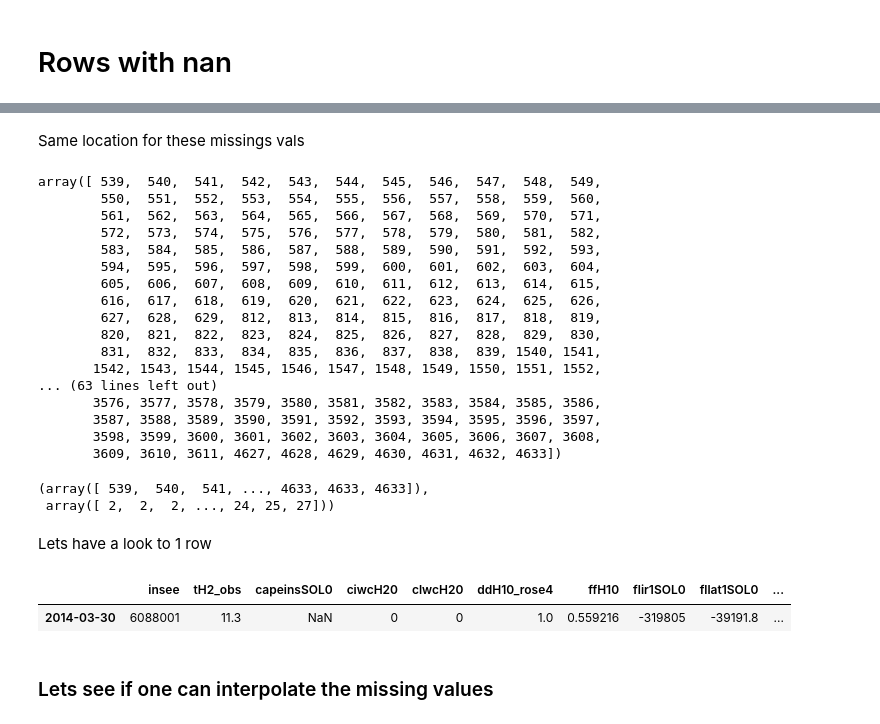
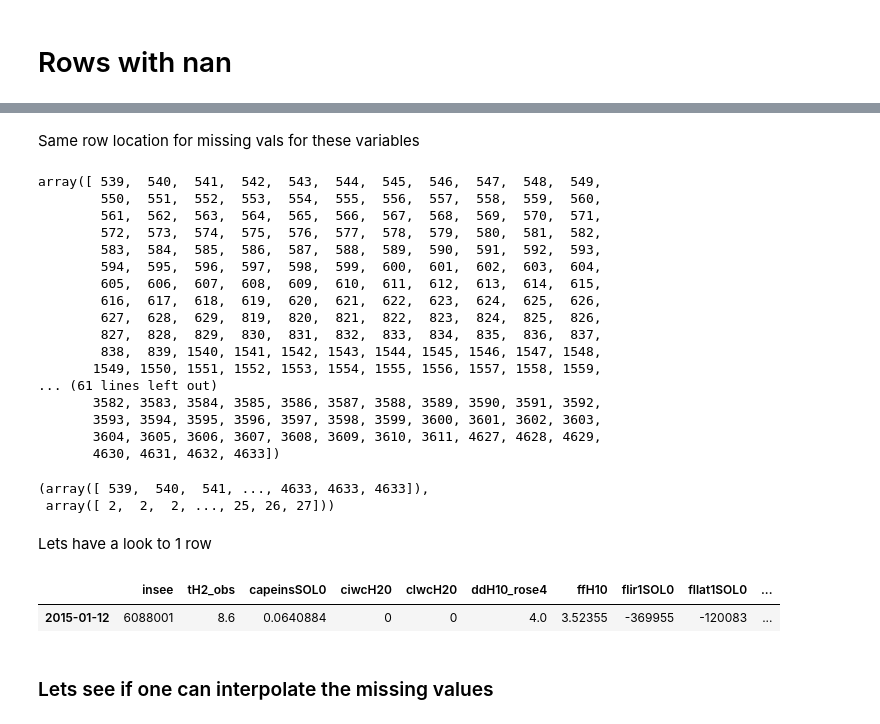
Before and after one commit to gregnh/bdc, a Jupyter notebook: notebook/03-12-2017-gn-data-explo.ipynb, the cells around one changed output, grey strips where cells are left out. Drawn from its saved outputs; the diff is of its cells as text; code cells hidden in the pictures.

```diff
--- a/notebook/03-12-2017-gn-data-explo.ipynb
+++ b/notebook/03-12-2017-gn-data-explo.ipynb
@@ -9,7 +12,7 @@ pd.options.display.max_columns = 35
 # %%
 data_path = '../data/raw/'
 # %%
-train = pd.read_csv(data_path + "train_30.csv", header=0, delimiter=";",decimal=',',
+train = pd.read_csv(data_path + "train_1.csv", header=0, delimiter=";",decimal=',',
                     parse_dates=['date'], index_col='date')
 # %%
 train.head(5)
@@ -125,5 +129,5 @@ for i in np.where(train.isnull().sum() == 7)[0]:
 # %% [markdown]
-Same location for these missings vals
+Same row location for missing vals for these variables
 # %%
 # Rows with missing val
 np.where(train.isnull().sum(axis=1).values > 0)[0]
@@ -136,28 +140,28 @@ array([ 539,  540,  541,  542,  543,  544,  545,  546,  547,  548,  549,
         594,  595,  596,  597,  598,  599,  600,  601,  602,  603,  604,
         605,  606,  607,  608,  609,  610,  611,  612,  613,  614,  615,
         616,  617,  618,  619,  620,  621,  622,  623,  624,  625,  626,
-        627,  628,  629,  812,  813,  814,  815,  816,  817,  818,  819,
-        820,  821,  822,  823,  824,  825,  826,  827,  828,  829,  830,
-        831,  832,  833,  834,  835,  836,  837,  838,  839, 1540, 1541,
-       1542, 1543, 1544, 1545, 1546, 1547, 1548, 1549, 1550, 1551, 1552,
-... (63 lines left out)
-       3576, 3577, 3578, 3579, 3580, 3581, 3582, 3583, 3584, 3585, 3586,
-       3587, 3588, 3589, 3590, 3591, 3592, 3593, 3594, 3595, 3596, 3597,
-       3598, 3599, 3600, 3601, 3602, 3603, 3604, 3605, 3606, 3607, 3608,
-       3609, 3610, 3611, 4627, 4628, 4629, 4630, 4631, 4632, 4633])
+        627,  628,  629,  819,  820,  821,  822,  823,  824,  825,  826,
+        827,  828,  829,  830,  831,  832,  833,  834,  835,  836,  837,
+        838,  839, 1540, 1541, 1542, 1543, 1544, 1545, 1546, 1547, 1548,
+       1549, 1550, 1551, 1552, 1553, 1554, 1555, 1556, 1557, 1558, 1559,
+... (61 lines left out)
+       3582, 3583, 3584, 3585, 3586, 3587, 3588, 3589, 3590, 3591, 3592,
+       3593, 3594, 3595, 3596, 3597, 3598, 3599, 3600, 3601, 3602, 3603,
+       3604, 3605, 3606, 3607, 3608, 3609, 3610, 3611, 4627, 4628, 4629,
+       4630, 4631, 4632, 4633])
 # %%
 # Coordinate of missing values
 np.where(np.asanyarray(pd.isnull(train)))
 # %% [output]
 (array([ 539,  540,  541, ..., 4633, 4633, 4633]),
- array([ 2,  2,  2, ..., 24, 25, 27]))
+ array([ 2,  2,  2, ..., 25, 26, 27]))
 # %% [markdown]
 Lets have a look to 1 row
 # %%
-pd.DataFrame(train.iloc[539+(7*11),:]).T
+pd.DataFrame(train.iloc[2653-7*3,:]).T
 # %% [output]
 |  | insee | tH2_obs | capeinsSOL0 | ciwcH20 | clwcH20 | ddH10_rose4 | ffH10 | flir1SOL0 | fllat1SOL0 | ... |
-| 2014-03-30 | 6088001 | 11.3 | NaN | 0 | 0 | 1.0 | 0.559216 | -319805 | -39191.8 | ... |
+| 2015-01-12 | 6088001 | 8.6 | 0.0640884 | 0 | 0 | 4.0 | 3.52355 | -369955 | -120083 | ... |
 # %% [markdown]
 ### Lets see if one can interpolate the missing values
 # %%
```
Also changed, not shown: parts of 16 cells of this notebook, 9 other files.
